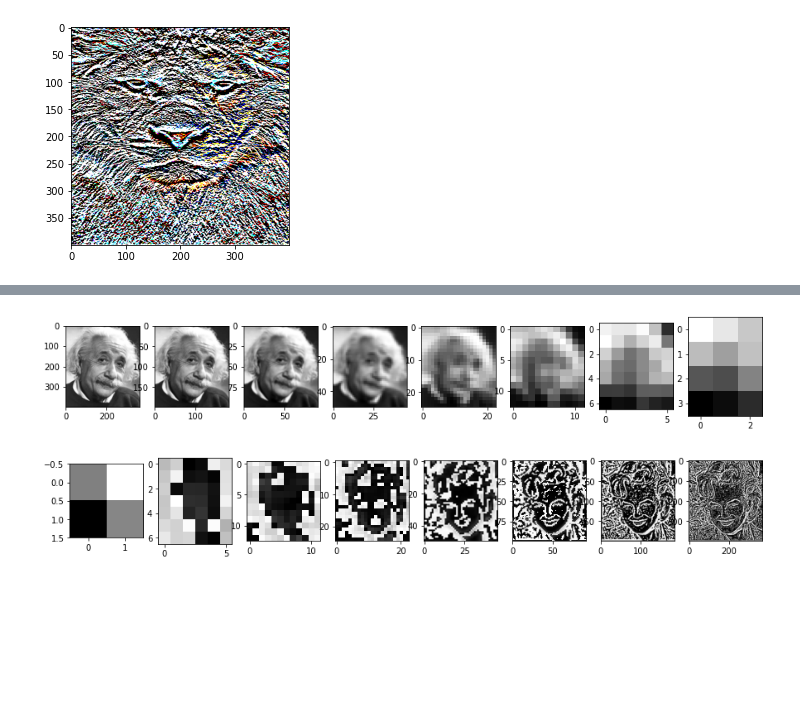
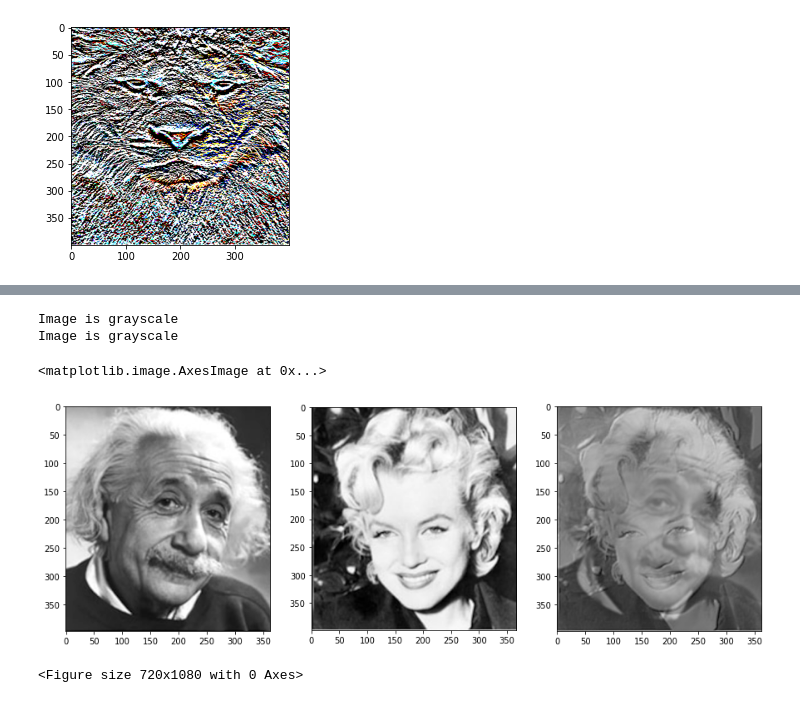
Before and after one commit to zmz223/CS584, a Jupyter notebook: hw3/hw3.ipynb, the cells around one changed output, grey strips where cells are left out. Cells and saved outputs as stored; diff of their text form; code cells hidden in the pictures; blank space fills up the shorter version.

```diff
--- a/hw3/hw3.ipynb
+++ b/hw3/hw3.ipynb
@@ -109,7 +109,7 @@ def low_filter(image, kernel_size, sigma):
 
 def high_filter(image, kernel_size, sigma):
     gaussian = low_filter(image, kernel_size, sigma)
-    return image - gaussian
+    return np.subtract(image, gaussian)
 
 def hybrid(image1, image2, sigma1, sigma2):
     if image1.shape != image2.shape:
@@ -163,22 +124,17 @@ Clipping input data to the valid range for imshow with RGB data ([0..1] for floa
-# %%
-LEVEL = 8
-fig, ax = plt.subplots(1, LEVEL)
-fig.set_figheight(15)
-fig.set_figwidth(15)
-gray1 = cv2.imread("Image1.png", 0)
-gpyr = gaussian_pyramid(gray1, LEVEL)
-for i in range(LEVEL):
-    ax[i].imshow(gpyr[i], cmap="gray")
-# %% [output]
-[figure, removed]
-# %%
-LEVEL = 8
-fig, ax = plt.subplots(1, LEVEL)
-fig.set_figheight(15)
-fig.set_figwidth(15)
-gray2 = cv2.imread("Image2.png", 0)
-lpyr = laplacian_pyramid(gray2, LEVEL)
-for i in range(LEVEL):
-    ax[i].imshow(lpyr[i], cmap="gray")
-# %% [output]
-[figure, removed]
+# %%
+gray1 = cv2.imread("Image1.png", 0)
+gray2 = cv2.imread("Image2.png", 0)
+gray_hybrid = hybrid(gray1, gray2, 7, 2)
+fig, ax = plt.subplots(1, 3)
+plt.figure(figsize=(10, 15))
+fig.set_figheight(15)
+fig.set_figwidth(15)
+ax[0].imshow(gray1, "gray")
+ax[1].imshow(gray2, "gray")
+ax[2].imshow(gray_hybrid, "gray")
+# %% [output]
+Image is grayscale
+Image is grayscale
+<matplotlib.image.AxesImage at 0x...>
+[figure, added]
+<Figure size 720x1080 with 0 Axes>
```
Also changed, not shown: parts of 7 cells of this notebook.
